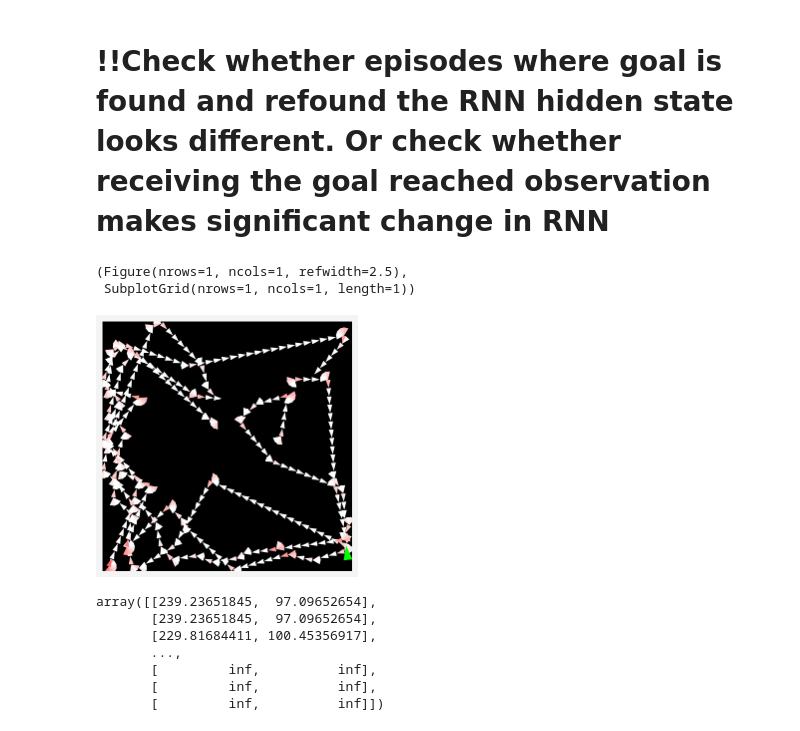
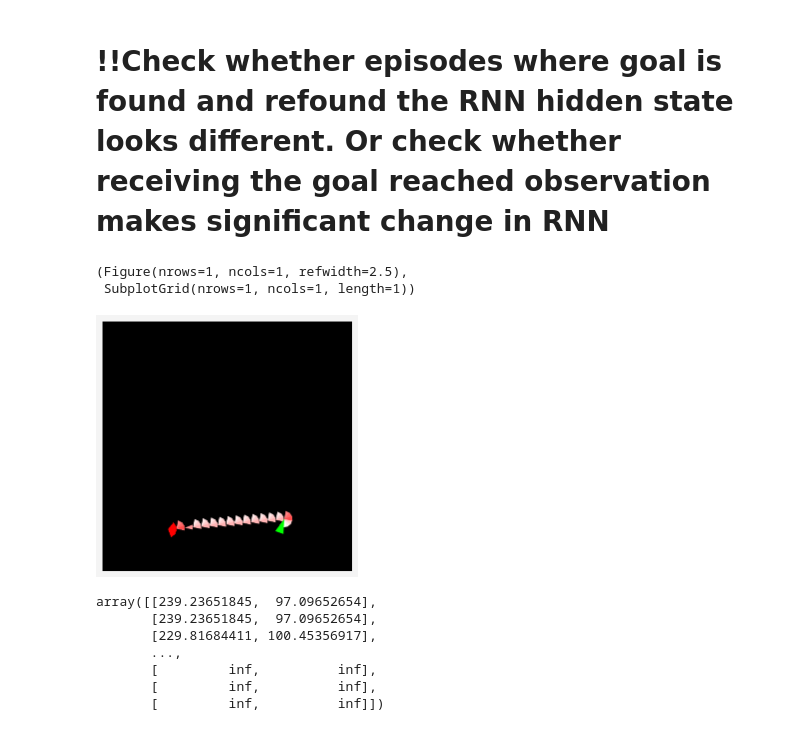
Before and after one commit to liuandrew/ppo_aux, a Jupyter notebook: write_and_test/visualize_behavior.ipynb, the cells around one changed output. Cells and saved outputs as stored; diff of their text form; code cells hidden in the pictures.

```diff
--- a/write_and_test/visualize_behavior.ipynb
+++ b/write_and_test/visualize_behavior.ipynb
@@ -47,7 +47,7 @@ env_kwargs = {'num_objects': 0, 'rew_structure': 'explore',
               'character_reset_pos': 1,  'one_hot_obs': True,
               'turn_speed': 0.5, 'move_speed': 10, 'max_steps': 500}
 
-env_kwargs = {'num_objects': 0, 'rew_structure': 'explorepunish', 'sub_goal_reward': 0.02,
+env_kwargs = {'num_objects': 0, 'rew_structure': 'explorepunish2', 'sub_goal_reward': 0.02,
               'task_structure': 3, 'wall_colors': 4, 'num_rays': 12, 'fov': 1,
               'character_reset_pos': 1,  'one_hot_obs': True,
               'turn_speed': 0.5, 'move_speed': 10, 'max_steps': 500}
@@ -56,7 +56,9 @@ env_kwargs = {'num_objects': 0, 'rew_structure': 'explorepunish', 'sub_goal_rewa
 # model, obs_rms = torch.load('../saved_models/4wallexplore/nav_4wallexplore_batch128faster20m_t1.pt')
 # model, obs_rms = torch.load('../saved_models/4we_aux/nav_4wallexplore_batch128faster20mrewexplore_t0.pt')
 # model, obs_rms = torch.load('../saved_models/4we_aux/nav_4wallexplore_batch128explorepunish_t0.pt')
-model, obs_rms = torch.load('../saved_models/4we_punish/nav_4wallexplore_ep0.1_t2.pt')
+# model, obs_rms = torch.load('../saved_models/4we_punish/nav_4wallexplore_ep0.1_t2.pt')
+model, obs_rms = torch.load('../saved_models/4we_punish/nav_4wallexplore_2ep0.05_t0.pt')
+# model, obs_rms = torch.load('../saved_models/4wefc_punish/nav_4wefc_2ep0.01_t0.pt')
 
 res = evaluate(model, obs_rms, env_kwargs=env_kwargs, num_episodes=5, data_callback=nav_data_callback,
               verbose=2)
@@ -70,16 +72,16 @@ ep 4, rew tensor([[-0.3226]])
 # %% [markdown]
 # !!Check whether episodes where goal is found and refound the RNN hidden state looks different. Or check whether receiving the goal reached observation makes significant change in RNN
 # %%
-i = 2
+i = 1
 
 pos = res['data']['pos'][i]
 angle = res['data']['angle'][i]
 
 draw_trajectory(pos, angle)
 # %% [output]
 (Figure(nrows=1, ncols=1, refwidth=2.5),
  SubplotGrid(nrows=1, ncols=1, length=1))
-[figure, old version]
+[figure, new version]
 # %%
 envs = simple_vec_envs(obs_rms, env_kwargs=env_kwargs)
 # %%
```
Also changed, not shown: parts of 7 cells of this notebook, 4 other files.
